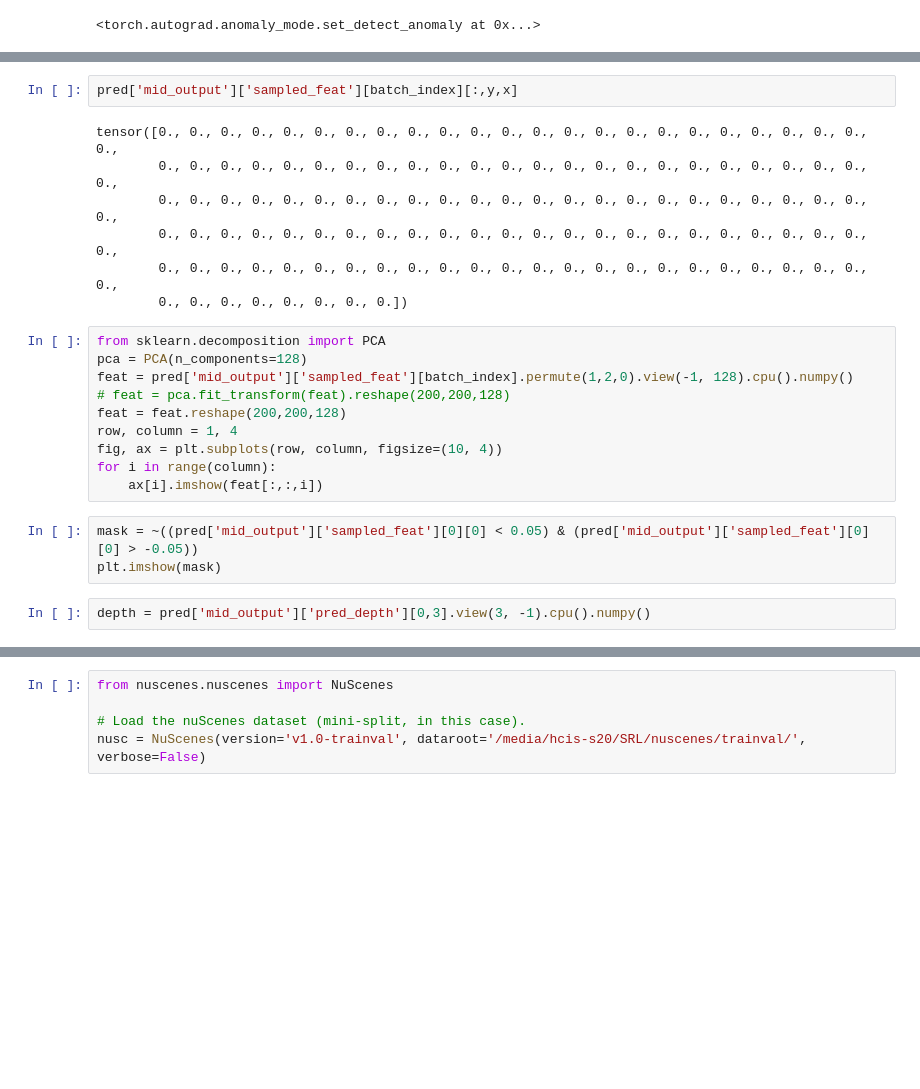
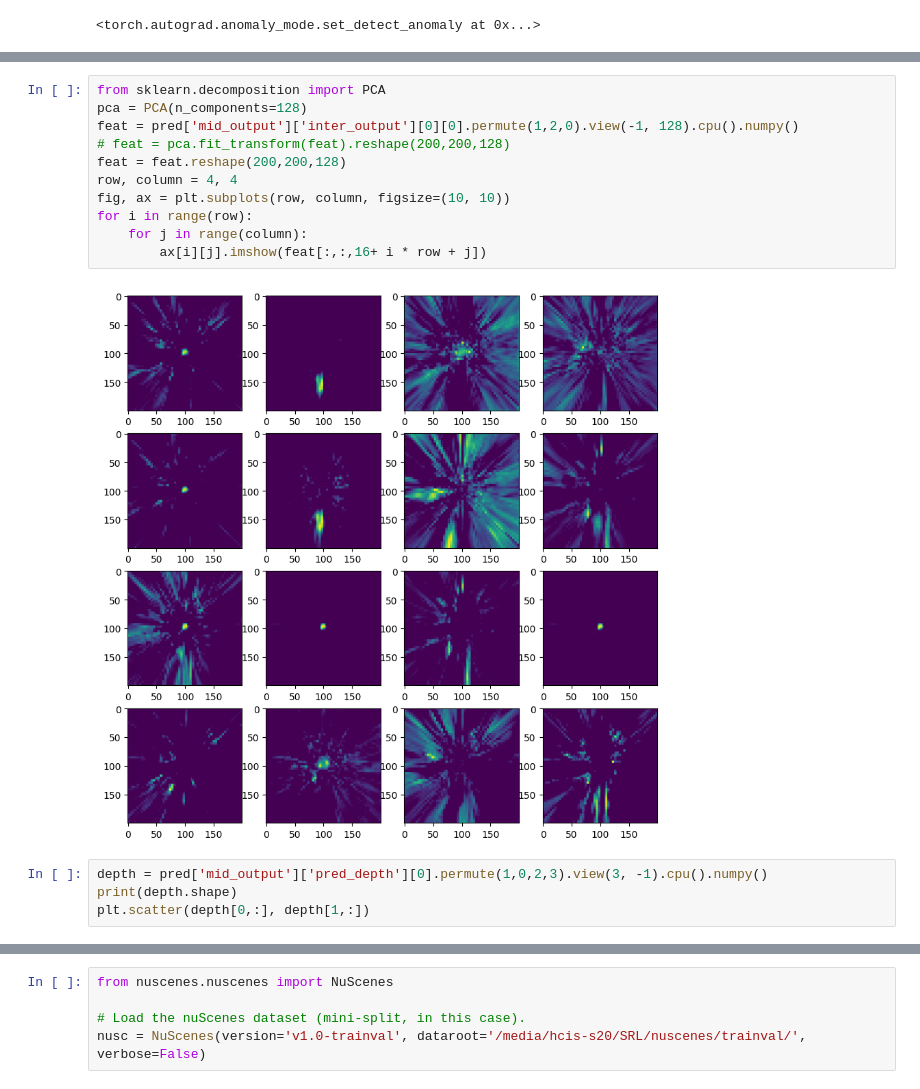
Before and after one commit to nargoo0328/cross_view_transformers, a Jupyter notebook: scripts/test_bug.ipynb, the cells around one changed output, grey strips where cells are left out. Saved outputs shown, nothing was run; the diff lists cells and outputs as text; blank space fills up the shorter version.

```diff
--- a/scripts/test_bug.ipynb
+++ b/scripts/test_bug.ipynb
@@ -179,27 +188,20 @@ Sampled points: [ 4.9263 32.4854  1.2264],       pos 2d: [ 3.386  18.8225  1.510
-# %%
-pred['mid_output']['sampled_feat'][batch_index][:,y,x]
-# %% [output]
-tensor([0., 0., 0., 0., 0., 0., 0., 0., 0., 0., 0., 0., 0., 0., 0., 0., 0., 0., 0., 0., 0., 0., 0., 0.,
-        0., 0., 0., 0., 0., 0., 0., 0., 0., 0., 0., 0., 0., 0., 0., 0., 0., 0., 0., 0., 0., 0., 0., 0.,
-        0., 0., 0., 0., 0., 0., 0., 0., 0., 0., 0., 0., 0., 0., 0., 0., 0., 0., 0., 0., 0., 0., 0., 0.,
-        0., 0., 0., 0., 0., 0., 0., 0., 0., 0., 0., 0., 0., 0., 0., 0., 0., 0., 0., 0., 0., 0., 0., 0.,
-        0., 0., 0., 0., 0., 0., 0., 0., 0., 0., 0., 0., 0., 0., 0., 0., 0., 0., 0., 0., 0., 0., 0., 0.,
-        0., 0., 0., 0., 0., 0., 0., 0.])
 # %%
 from sklearn.decomposition import PCA
 pca = PCA(n_components=128)
-feat = pred['mid_output']['sampled_feat'][batch_index].permute(1,2,0).view(-1, 128).cpu().numpy()
+feat = pred['mid_output']['inter_output'][0][0].permute(1,2,0).view(-1, 128).cpu().numpy()
 # feat = pca.fit_transform(feat).reshape(200,200,128)
 feat = feat.reshape(200,200,128)
-row, column = 1, 4
-fig, ax = plt.subplots(row, column, figsize=(10, 4))
-for i in range(column):
-    ax[i].imshow(feat[:,:,i])
+row, column = 4, 4
+fig, ax = plt.subplots(row, column, figsize=(10, 10))
+for i in range(row):
+    for j in range(column):
+        ax[i][j].imshow(feat[:,:,16+ i * row + j])
+# %% [output]
+[figure, added]
-# %%
-mask = ~((pred['mid_output']['sampled_feat'][0][0] < 0.05) & (pred['mid_output']['sampled_feat'][0][0] > -0.05))
-plt.imshow(mask)
 # %%
-depth = pred['mid_output']['pred_depth'][0,3].view(3, -1).cpu().numpy()
+depth = pred['mid_output']['pred_depth'][0].permute(1,0,2,3).view(3, -1).cpu().numpy()
+print(depth.shape)
+plt.scatter(depth[0,:], depth[1,:])
 # %%
 import plotly.graph_objs as go
 import plotly.io as pio
```
Also changed, not shown: parts of 17 cells of this notebook, 5 other files.
